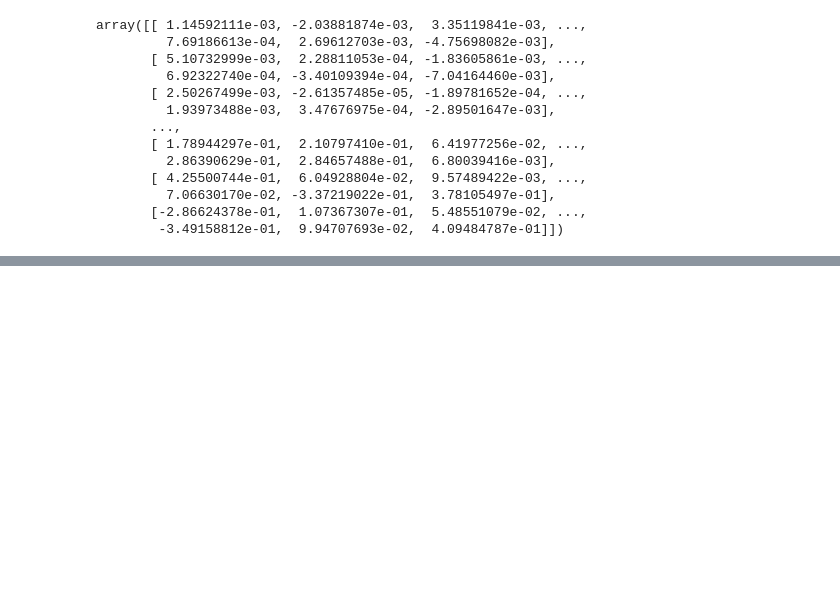
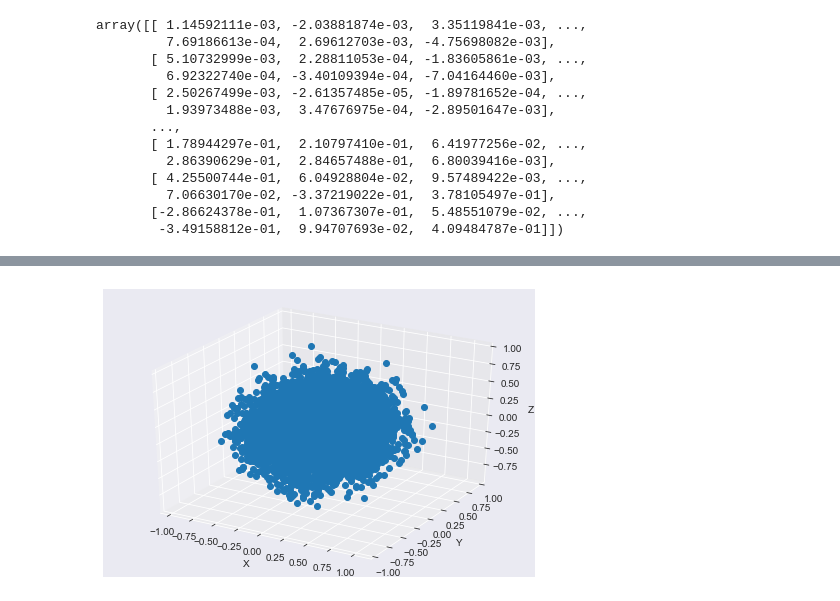
Before and after one commit to fumiyo0607/TransRec, a Jupyter notebook: src/TransRec.ipynb, the cells around one changed output, grey strips where cells are left out. Cells and saved outputs as stored; diff of their text form; code cells hidden in the pictures; blank space fills up the shorter version.

```diff
--- a/src/TransRec.ipynb
+++ b/src/TransRec.ipynb
@@ -259,0 +340,37 @@ array([[ 1.14592111e-03, -2.03881874e-03,  3.35119841e-03, ...,
+# %%
+from mpl_toolkits.mplot3d import Axes3D
+import matplotlib.pyplot as plt
+import seaborn as sns
+sns.set_style("darkgrid")
+#3次元プロットするためのモジュール
+from mpl_toolkits.mplot3d import Axes3D
+# %%
+pca = PCA(n_components=3)
+x_pca_3 = pca.fit_transform(userVector)
+# %%
+d1 = []
+d2 = []
+d3 = []
+
+for user in range(0, user_vec_num):
+    d1.append(x_pca_3[user][0])
+    d2.append(x_pca_3[user][1])
+    d3.append(x_pca_3[user][2])
+# %%
+#グラフの枠を作っていく
+fig = plt.figure()
+ax = Axes3D(fig)
+
+#軸にラベルを付けたいときは書く
+ax.set_xlabel("X")
+ax.set_ylabel("Y")
+ax.set_zlabel("Z")
+
+#.plotで描画
+#linestyle='None'にしないと初期値では線が引かれるが、3次元の散布図だと大抵ジャマになる
+ax.plot(d1,d2,d3,marker="o",linestyle='None')
+
+#最後に.show()を書いてグラフ表示
+plt.show()
+# %% [output]
+[figure, added]
```
Also changed, not shown: parts of 12 cells of this notebook.
